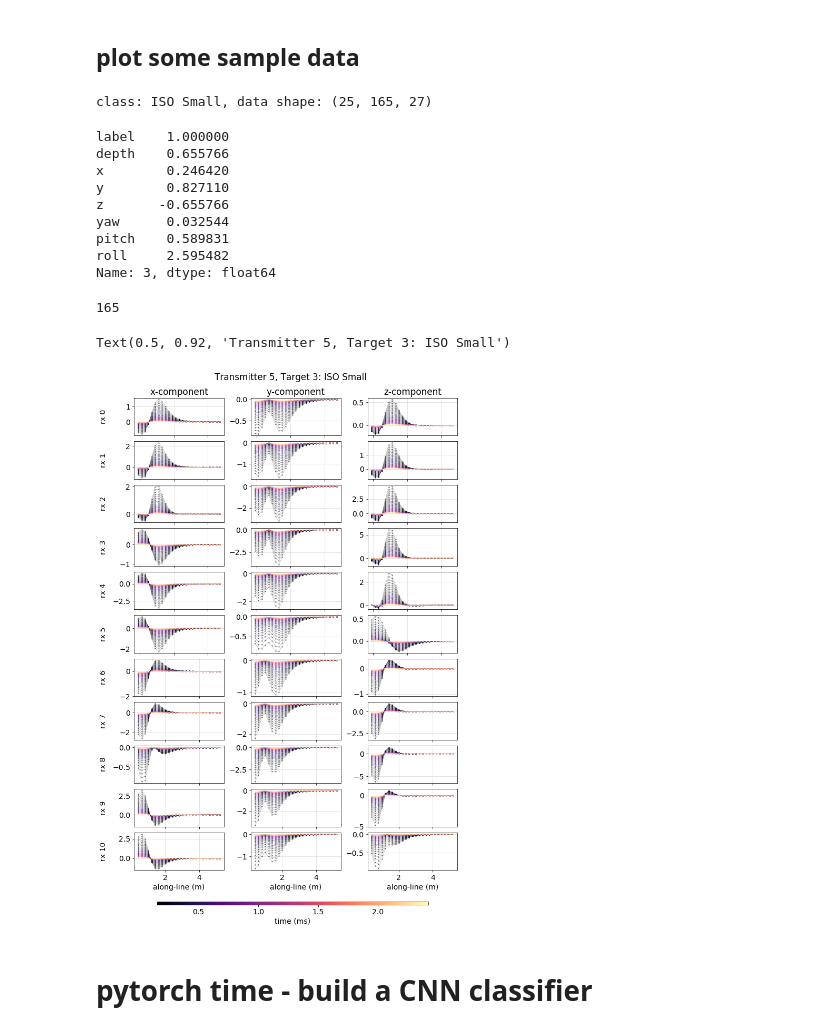
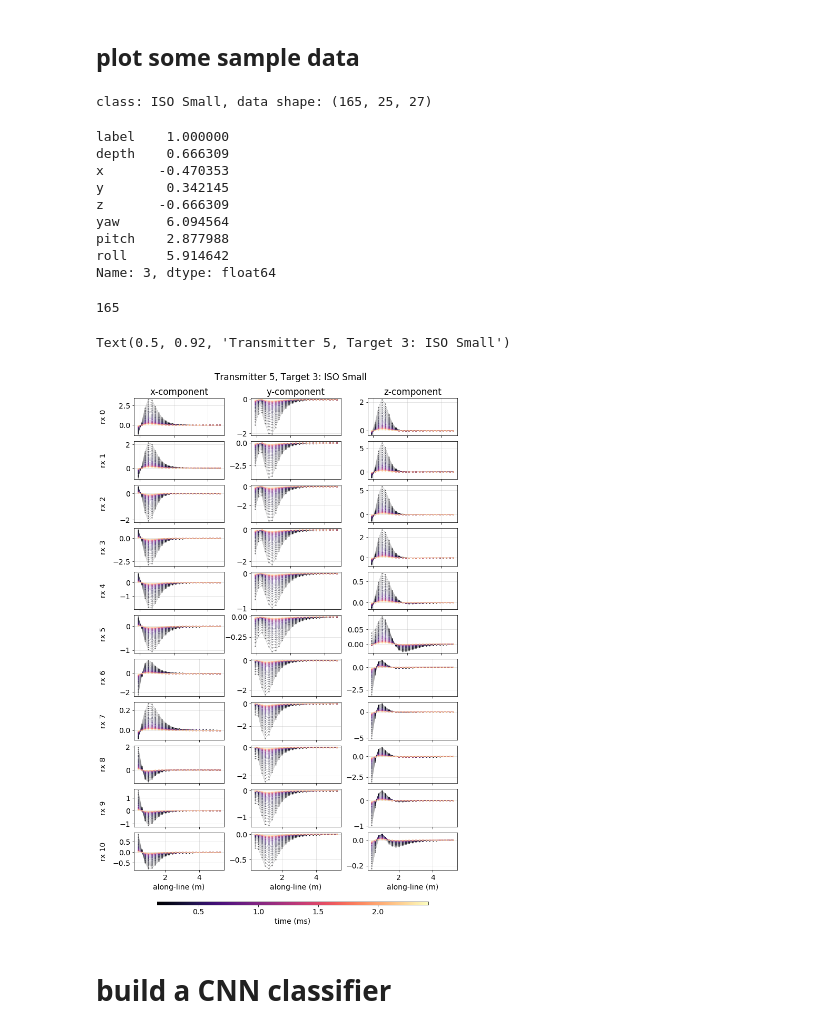
Before and after one commit to lheagy/uxo-notebooks, a Jupyter notebook: generate-synthetic-data.ipynb, the cells around one changed output. Saved outputs shown, nothing was run; the diff lists cells and outputs as text; code cells hidden in the pictures.

```diff
--- a/generate-synthetic-data.ipynb
+++ b/generate-synthetic-data.ipynb
@@ -75,3 +75,7 @@ for i in range(3):
 0.28 0.28
 # %% [markdown]
 # ordnance objects
+# %%
+filename = "ordnance_DoD_UltraTEM_5F_APG.h5"
+ord_file = os.path.join(code_dir, filename)
+f = h5py.File(ord_file, 'r')
@@ -129,7 +137,7 @@ roll_range = np.r_[0, 2*np.pi]
 def generate_random_variables(n, bounds):
     return bounds.min() + (bounds.max() - bounds.min()) * np.random.rand(n)
 # %%
-ntrain = 256
+ntrain = 512
 ntest = 128
 nvalid = 128
 
@@ -222,6 +230,7 @@ def run_simulations(parameters):
             mod = Model(xyz=xyz, gba=ypr, l3=L3, l2=L2, l1=L1, times=times)
             V = forwardWithQ(mod, st) # nT/s (some version of db/dt)
         V = V.reshape(ncycles, mnum.max()+1, len(times))
+        V = np.swapaxes(V, 0, 1)
         data.append(V)
     return data
 # %%
@@ -240,7 +249,7 @@ Wall time: 266 ms
 # %% [markdown]
 ## plot some sample data
 # %%
-pos = pos.reshape(ncycles, mnum.max()+1, 3)
+pos = np.swapaxes(pos.reshape(ncycles, mnum.max()+1, 3), 0, 1)
 # %%
 dind = 3
 d = data_train[dind]
@@ -249,15 +258,15 @@ print(f"class: {class_dict[labels_train[dind]]}, data shape: {d.shape}")
 
 params_train.iloc[dind]
 # %% [output]
-class: ISO Small, data shape: (25, 165, 27)
+class: ISO Small, data shape: (165, 25, 27)
 label    1.000000
-depth    0.655766
-x        0.246420
-y        0.827110
-z       -0.655766
-yaw      0.032544
-pitch    0.589831
-roll     2.595482
+depth    0.666309
+x       -0.470353
+y        0.342145
+z       -0.666309
+yaw      6.094564
+pitch    2.877988
+roll     5.914642
 Name: 3, dtype: float64
 # %%
 # tx_num, rx_num, rx_comp, rxcube
@@ -285,36 +294,36 @@ for rx in range(nrx):
         mnumind = np.where( ii & (sensor_table[:, 2] == comp))[0][0]
         for t in range(len(times)):
             a.plot(
-                pos[:, mnumind, 1], d[:, mnumind, t],
+                pos[mnumind, :, 1], d[mnumind, :, t],
                 color=scalar_map.to_rgba(times[t]), marker=".", lw=0.5, alpha=0.4, ms=3
             )
 
         a.grid(which="both", alpha=0.4)
         if rx < nrx-1:
             a.set_xticklabels('')
         else:
             a.set_xlabel("along-line (m)")
 
         if rx == 0:
             if comp == 0:
                 a.set_title("x-component")
             elif comp == 1:
                 a.set_title("y-component")
             elif comp == 2:
                 a.set_title("z-component")
 
         if comp == 0:
             a.set_ylabel(f"rx {rx}")
             a.yaxis.set_label_coords(-0.3, 0.5)
 
 # plt.tight_layout()
 cbar_ax = fig.add_axes([0.18, 0.07, 0.65, 0.005])
 cb = plt.colorbar(scalar_map, cbar_ax, orientation="horizontal")
 cb.set_label('time (ms)')
 
 fig.suptitle(f"Transmitter {plot_tx+1}, Target {dind}: {class_dict[labels_train[dind]]}", y=0.92)
 # %% [output]
 Text(0.5, 0.92, 'Transmitter 5, Target 3: ISO Small')
-[figure, old version]
+[figure, new version]
 # %% [markdown]
-# pytorch time - build a CNN classifier
+# build a CNN classifier
```
Also changed, not shown: parts of 20 cells of this notebook.
